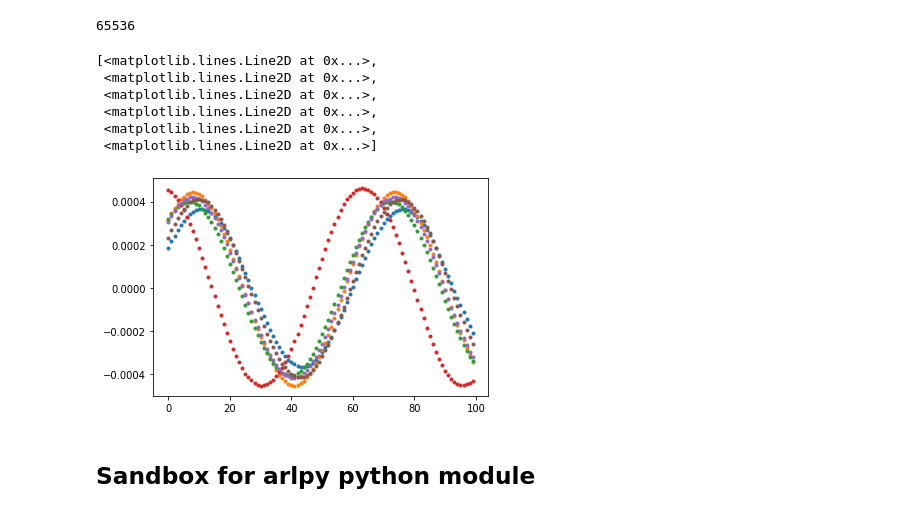
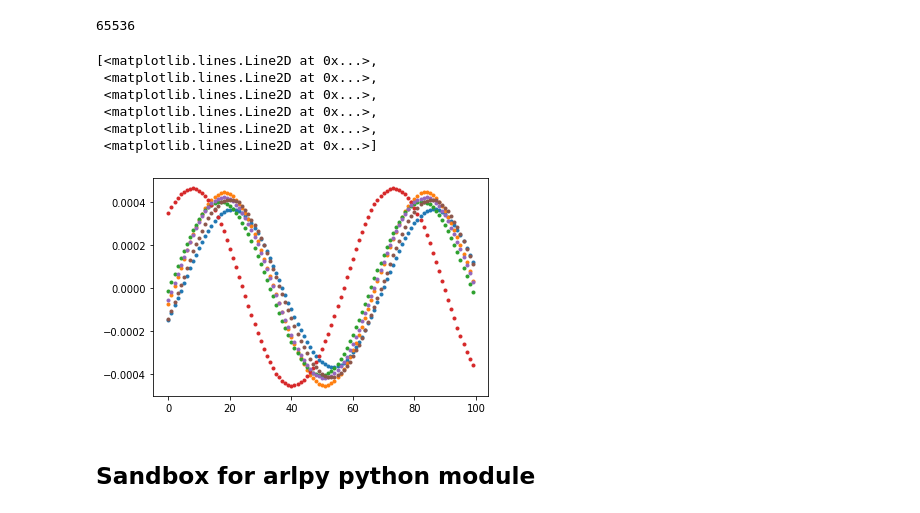
Before and after one commit to butterlyn/07_PYTHON_FILES_BUTTERLY, a Jupyter notebook: spaghetti_code_sandbox_calibrating_transducers.ipynb, the cells around one changed output. Saved outputs shown, nothing was run; the diff lists cells and outputs as text; code cells hidden in the pictures.

```diff
--- a/spaghetti_code_sandbox.ipynb
+++ b/spaghetti_code_sandbox_calibrating_transducers.ipynb
@@ -28,16 +28,16 @@ params.samplerate
 # %% [output]
 65536
 # %%
-data_snip = data[500000:1000000,:]
+data_snip = data[499990:1000000,:]
 pp.plot(data_snip[0:100,:],'.')
 # %% [output]
 [<matplotlib.lines.Line2D at 0x...>,
  <matplotlib.lines.Line2D at 0x...>,
  <matplotlib.lines.Line2D at 0x...>,
  <matplotlib.lines.Line2D at 0x...>,
  <matplotlib.lines.Line2D at 0x...>,
  <matplotlib.lines.Line2D at 0x...>]
-[figure, old version]
+[figure, new version]
 # %% [markdown]
 ## Sandbox for arlpy python module
 # %%
```
Also changed, not shown: parts of 16 cells of this notebook.
